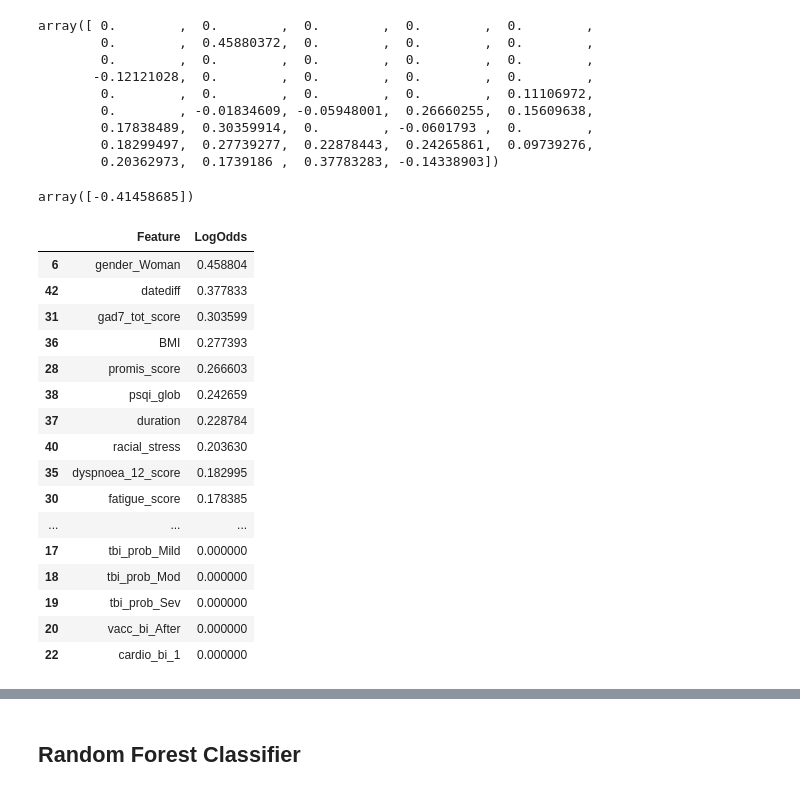
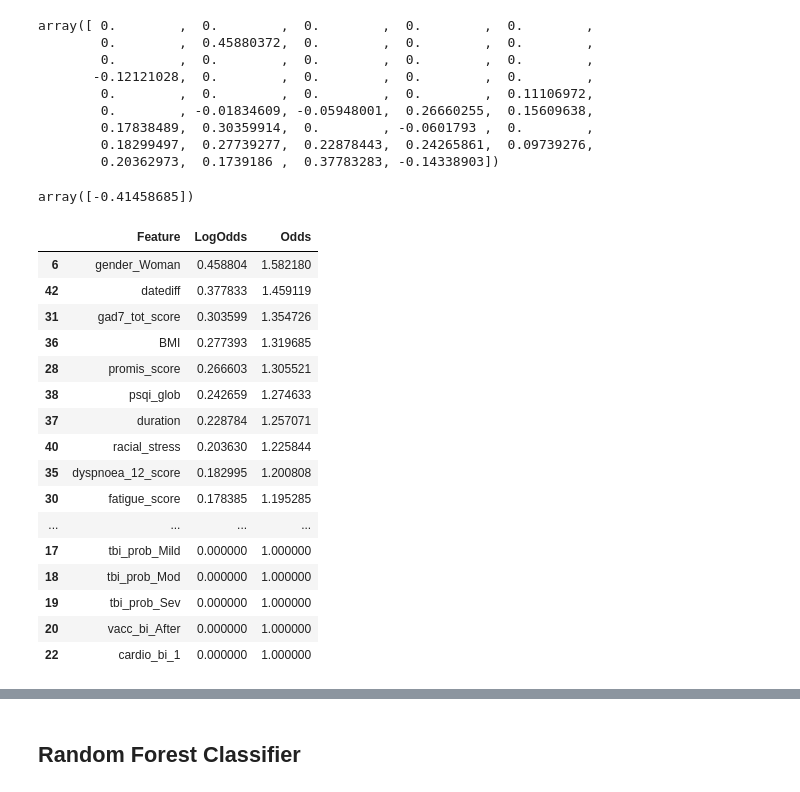
Before and after one commit to HNStaggs/Long-COVID, a Jupyter notebook: LongCOVID_Modeling.ipynb, the cells around one changed output, grey strips where cells are left out. Cells and saved outputs as stored; diff of their text form; code cells hidden in the pictures.

```diff
--- a/LongCOVID_Modeling.ipynb
+++ b/LongCOVID_Modeling.ipynb
@@ -665,7 +696,7 @@ X_test_log = X_test_combo.drop(['cpt_profile_0.0', 'gender_Man', 'race_White', '
 ## Logistic Regression with L2 Penalty
 # %%
 # Create Logistic Regression model with L2 regularization
-log_l2_bal = LogisticRegressionCV(solver = 'lbfgs', cv = 5, random_state = 1)
+log_l2_bal = LogisticRegressionCV(solver = 'lbfgs', cv = 10, random_state = 1)
 # Fit the model to the training data
 log_l2_bal.fit(X_train_log, y_train_under.values.ravel())
 # %% [output]
@@ -725,29 +762,30 @@ array([ 0.        ,  0.        ,  0.        ,  0.        ,  0.        ,
         0.17838489,  0.30359914,  0.        , -0.0601793 ,  0.        ,
         0.18299497,  0.27739277,  0.22878443,  0.24265861,  0.09739276,
         0.20362973,  0.1739186 ,  0.37783283, -0.14338903])
-# %%
-log_l1_bal.intercept_
-# %% [output]
-array([-0.41458685])
+# %%
+log_l1_bal.intercept_
+# %% [output]
+array([-0.41458685])
 # %%
 d = {'Feature': pd.Series(X_train_log.columns), 'LogOdds': pd.Series(log_l1_bal.coef_[0])}
 df = pd.DataFrame(data=d).reindex(d['LogOdds'].abs().sort_values(ascending=False).index)
+df['Odds'] = np.exp(df['LogOdds'])
 df
 # %% [output]
-|  | Feature | LogOdds |
-| 6 | gender_Woman | 0.458804 |
-| 42 | datediff | 0.377833 |
-| 31 | gad7_tot_score | 0.303599 |
-| 36 | BMI | 0.277393 |
-| 28 | promis_score | 0.266603 |
-| 38 | psqi_glob | 0.242659 |
-| 37 | duration | 0.228784 |
-| 40 | racial_stress | 0.203630 |
-| 35 | dyspnoea_12_score | 0.182995 |
-| 30 | fatigue_score | 0.178385 |
-| ... | ... | ... |
-| 17 | tbi_prob_Mild | 0.000000 |
-| 18 | tbi_prob_Mod | 0.000000 |
-| 19 | tbi_prob_Sev | 0.000000 |
-| 20 | vacc_bi_After | 0.000000 |
-| 22 | cardio_bi_1 | 0.000000 |
+|  | Feature | LogOdds | Odds |
+| 6 | gender_Woman | 0.458804 | 1.582180 |
+| 42 | datediff | 0.377833 | 1.459119 |
+| 31 | gad7_tot_score | 0.303599 | 1.354726 |
+| 36 | BMI | 0.277393 | 1.319685 |
+| 28 | promis_score | 0.266603 | 1.305521 |
+| 38 | psqi_glob | 0.242659 | 1.274633 |
+| 37 | duration | 0.228784 | 1.257071 |
+| 40 | racial_stress | 0.203630 | 1.225844 |
+| 35 | dyspnoea_12_score | 0.182995 | 1.200808 |
+| 30 | fatigue_score | 0.178385 | 1.195285 |
+| ... | ... | ... | ... |
+| 17 | tbi_prob_Mild | 0.000000 | 1.000000 |
+| 18 | tbi_prob_Mod | 0.000000 | 1.000000 |
+| 19 | tbi_prob_Sev | 0.000000 | 1.000000 |
+| 20 | vacc_bi_After | 0.000000 | 1.000000 |
+| 22 | cardio_bi_1 | 0.000000 | 1.000000 |
```
Also changed, not shown: parts of 149 cells of this notebook, 1 other file.
